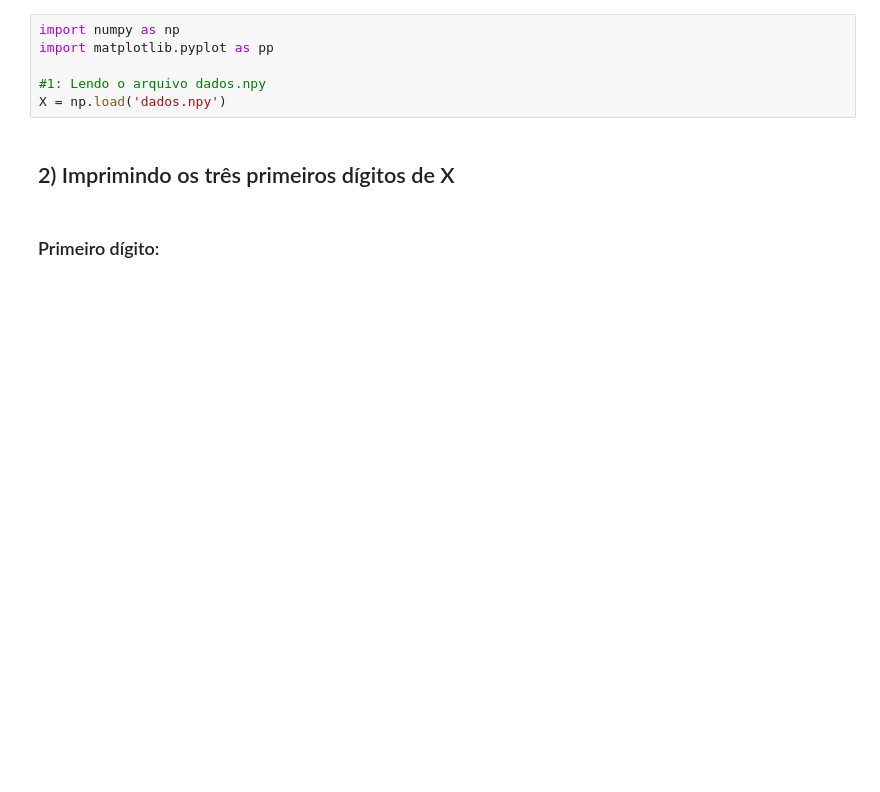
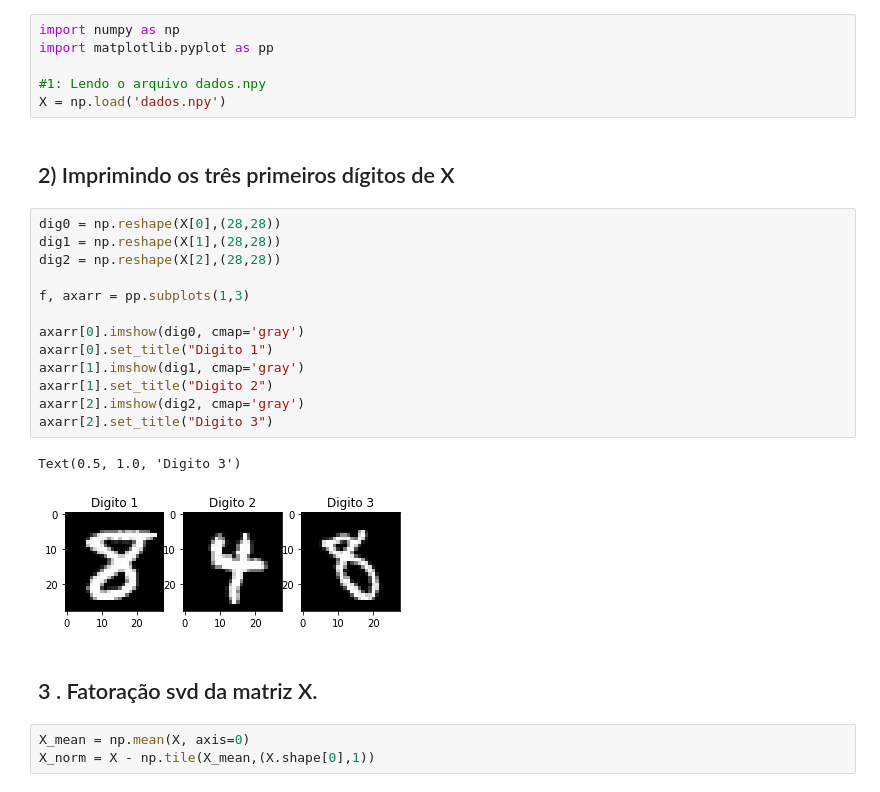
Before and after one commit to vitorml34/MO431, a Jupyter notebook: Tarefa-1.ipynb, the cells around one changed output. Saved outputs shown, nothing was run; the diff lists cells and outputs as text; blank space fills up the shorter version.

```diff
--- a/Tarefa-1.ipynb
+++ b/Tarefa-1.ipynb
@@ -8,5 +12,24 @@ import matplotlib.pyplot as pp
 X = np.load('dados.npy')
 # %% [markdown]
 ## 2) Imprimindo os três primeiros dígitos de X
-# %% [markdown]
-### Primeiro dígito:
+# %%
+dig0 = np.reshape(X[0],(28,28))
+dig1 = np.reshape(X[1],(28,28))
+dig2 = np.reshape(X[2],(28,28))
+
+f, axarr = pp.subplots(1,3)
+
+axarr[0].imshow(dig0, cmap='gray')
+axarr[0].set_title("Digito 1")
+axarr[1].imshow(dig1, cmap='gray')
+axarr[1].set_title("Digito 2")
+axarr[2].imshow(dig2, cmap='gray')
+axarr[2].set_title("Digito 3")
+# %% [output]
+Text(0.5, 1.0, 'Digito 3')
+[figure, added]
+# %% [markdown]
+## 3 . Fatoração svd da matriz X.
+# %%
+X_mean = np.mean(X, axis=0)
+X_norm = X - np.tile(X_mean,(X.shape[0],1))
```
Also changed, not shown: parts of 27 cells of this notebook.
